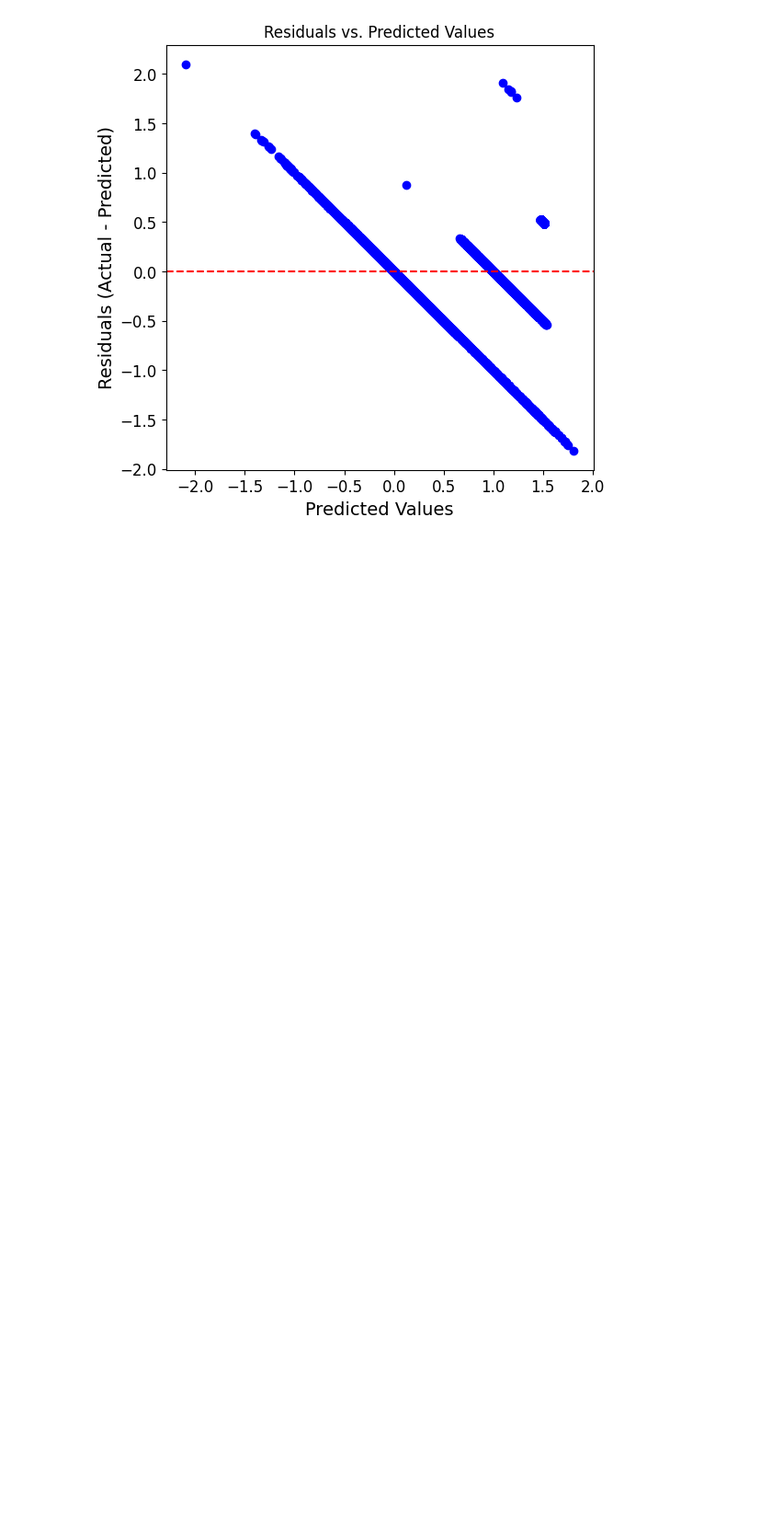
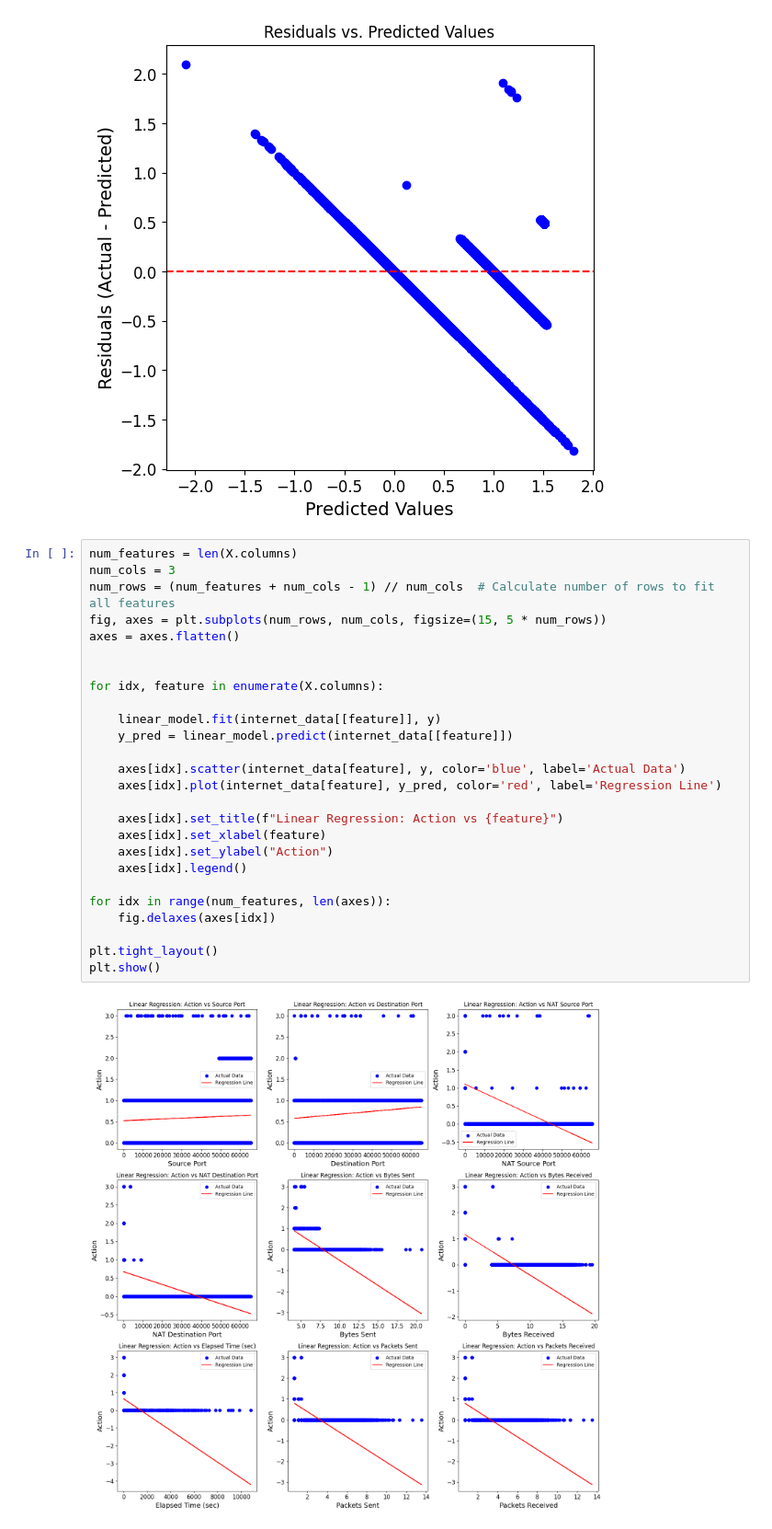
Before and after one commit to JeremiahHerring/Predict-Firewall-Actions, a Jupyter notebook: 4 or more ML Classifiers.ipynb, the cells around one changed output. Shown: that part at 92% size. Drawn from its saved outputs; the diff is of its cells as text; blank space fills up the shorter version.

```diff
--- a/4 or more ML Classifiers.ipynb
+++ b/4 or more ML Classifiers.ipynb
@@ -398,3 +404,31 @@ plt.show()
 Average RMSE: 0.4122
 Average R²: 0.7306
 [figure]
+# %%
+num_features = len(X.columns)
+num_cols = 3
+num_rows = (num_features + num_cols - 1) // num_cols  # Calculate number of rows to fit all features
+fig, axes = plt.subplots(num_rows, num_cols, figsize=(15, 5 * num_rows))
+axes = axes.flatten()
+
+
+for idx, feature in enumerate(X.columns):
+
+    linear_model.fit(internet_data[[feature]], y)
+    y_pred = linear_model.predict(internet_data[[feature]])
+
+    axes[idx].scatter(internet_data[feature], y, color='blue', label='Actual Data')
+    axes[idx].plot(internet_data[feature], y_pred, color='red', label='Regression Line')
+
+    axes[idx].set_title(f"Linear Regression: Action vs {feature}")
+    axes[idx].set_xlabel(feature)
+    axes[idx].set_ylabel("Action")
+    axes[idx].legend()
+
+for idx in range(num_features, len(axes)):
+    fig.delaxes(axes[idx])
+
+plt.tight_layout()
+plt.show()
+# %% [output]
+[figure, added]
```
Also changed, not shown: parts of 9 cells of this notebook.
